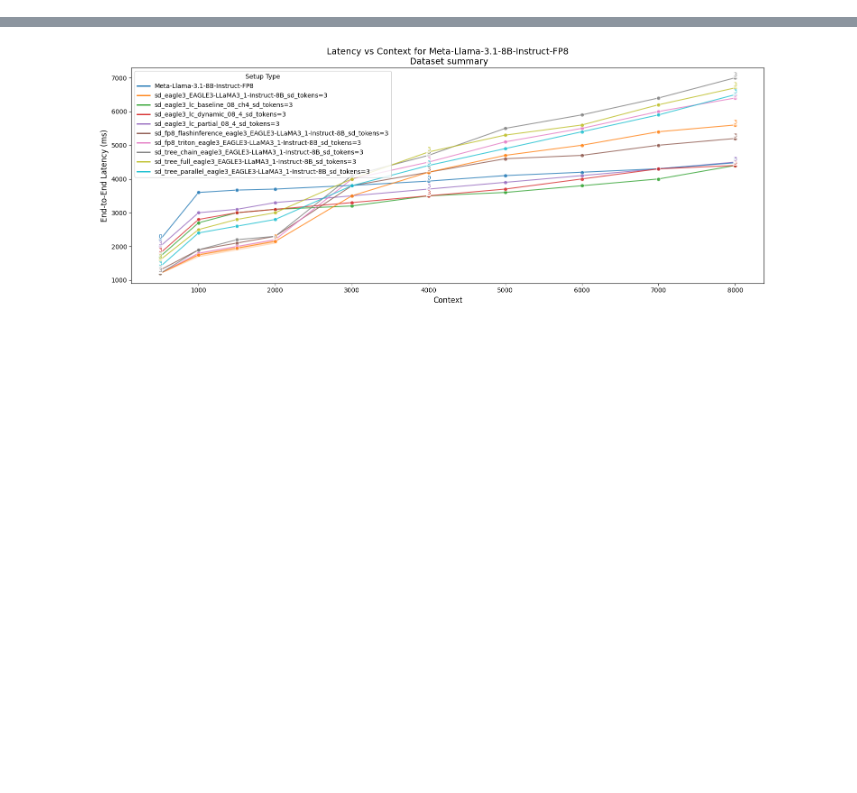
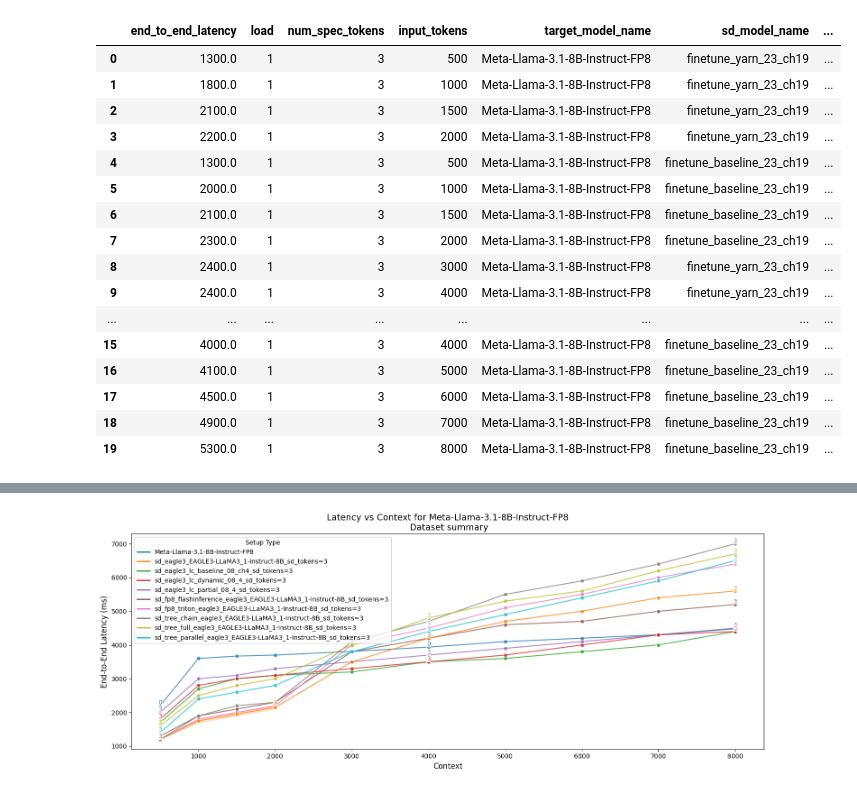
Before and after one commit to Red-Caesar/LCSpec, a Jupyter notebook: analysis/results.ipynb, the cells around one changed output, grey strips where cells are left out. Cells and saved outputs as stored; diff of their text form; code cells hidden in the pictures; blank space fills up the shorter version.

```diff
--- a/analysis/results.ipynb
+++ b/analysis/results.ipynb
@@ -24,3 +24,25 @@ df = add_lt_setup_type(df)
 # %%
 target_num_spec_tokens = [0, 3]
 df = df[df['num_spec_tokens'].isin(target_num_spec_tokens)]
+# %%
+df_finetuned = get_dataframe(db_path=str(path_to_database))
+df_finetuned = add_lt_setup_type(df_finetuned)
+df_finetuned
+# %% [output]
+|  | end_to_end_latency | load | num_spec_tokens | input_tokens | target_model_name | sd_model_name | ... |
+| 0 | 1300.0 | 1 | 3 | 500 | Meta-Llama-3.1-8B-Instruct-FP8 | finetune_yarn_23_ch19 | ... |
+| 1 | 1800.0 | 1 | 3 | 1000 | Meta-Llama-3.1-8B-Instruct-FP8 | finetune_yarn_23_ch19 | ... |
+| 2 | 2100.0 | 1 | 3 | 1500 | Meta-Llama-3.1-8B-Instruct-FP8 | finetune_yarn_23_ch19 | ... |
+| 3 | 2200.0 | 1 | 3 | 2000 | Meta-Llama-3.1-8B-Instruct-FP8 | finetune_yarn_23_ch19 | ... |
+| 4 | 1300.0 | 1 | 3 | 500 | Meta-Llama-3.1-8B-Instruct-FP8 | finetune_baseline_23_ch19 | ... |
+| 5 | 2000.0 | 1 | 3 | 1000 | Meta-Llama-3.1-8B-Instruct-FP8 | finetune_baseline_23_ch19 | ... |
+| 6 | 2100.0 | 1 | 3 | 1500 | Meta-Llama-3.1-8B-Instruct-FP8 | finetune_baseline_23_ch19 | ... |
+| 7 | 2300.0 | 1 | 3 | 2000 | Meta-Llama-3.1-8B-Instruct-FP8 | finetune_baseline_23_ch19 | ... |
+| 8 | 2400.0 | 1 | 3 | 3000 | Meta-Llama-3.1-8B-Instruct-FP8 | finetune_yarn_23_ch19 | ... |
+| 9 | 2400.0 | 1 | 3 | 4000 | Meta-Llama-3.1-8B-Instruct-FP8 | finetune_yarn_23_ch19 | ... |
+| ... | ... | ... | ... | ... | ... | ... | ... |
+| 15 | 4000.0 | 1 | 3 | 4000 | Meta-Llama-3.1-8B-Instruct-FP8 | finetune_baseline_23_ch19 | ... |
+| 16 | 4100.0 | 1 | 3 | 5000 | Meta-Llama-3.1-8B-Instruct-FP8 | finetune_baseline_23_ch19 | ... |
+| 17 | 4500.0 | 1 | 3 | 6000 | Meta-Llama-3.1-8B-Instruct-FP8 | finetune_baseline_23_ch19 | ... |
+| 18 | 4900.0 | 1 | 3 | 7000 | Meta-Llama-3.1-8B-Instruct-FP8 | finetune_baseline_23_ch19 | ... |
+| 19 | 5300.0 | 1 | 3 | 8000 | Meta-Llama-3.1-8B-Instruct-FP8 | finetune_baseline_23_ch19 | ... |
```
Also changed, not shown: parts of 3 cells of this notebook, 9 other files.
